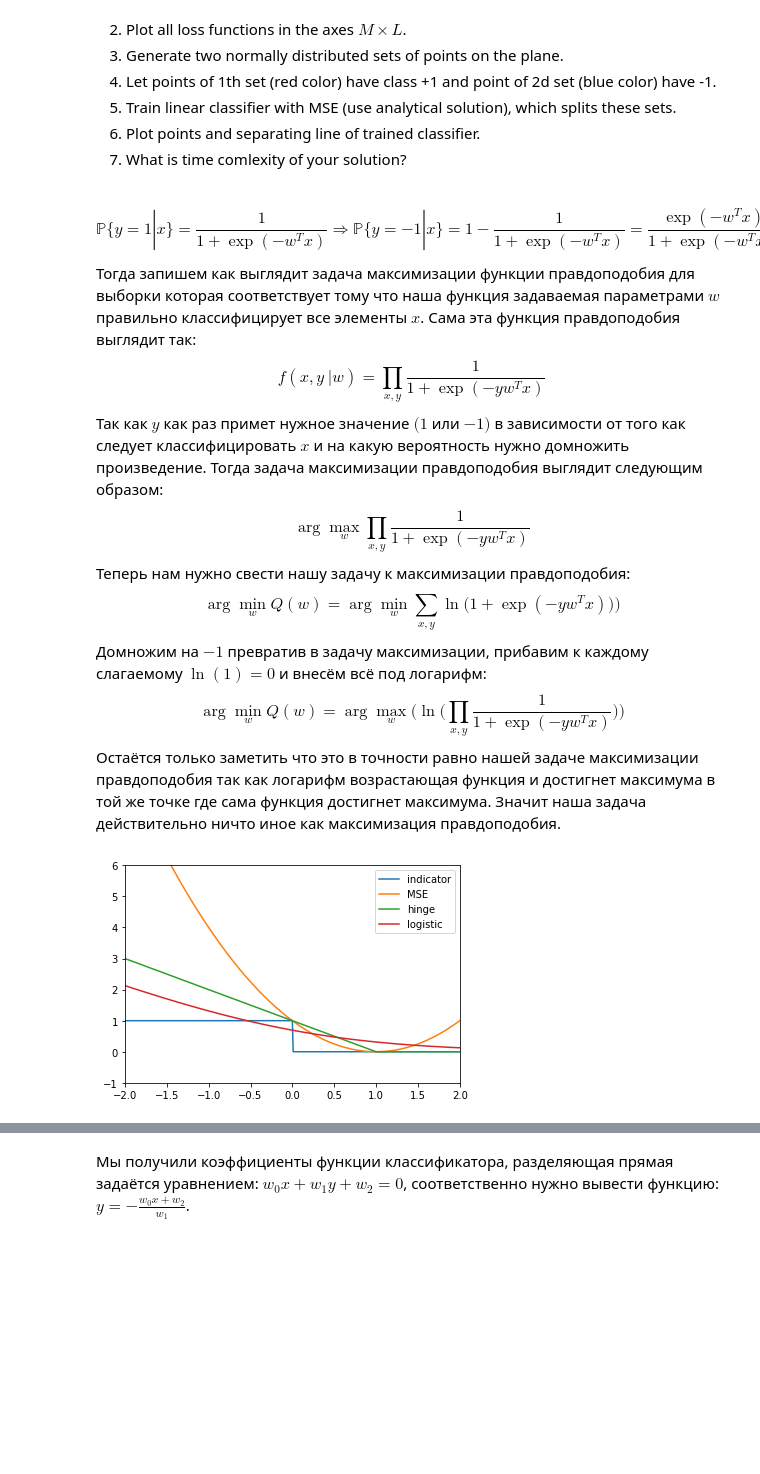
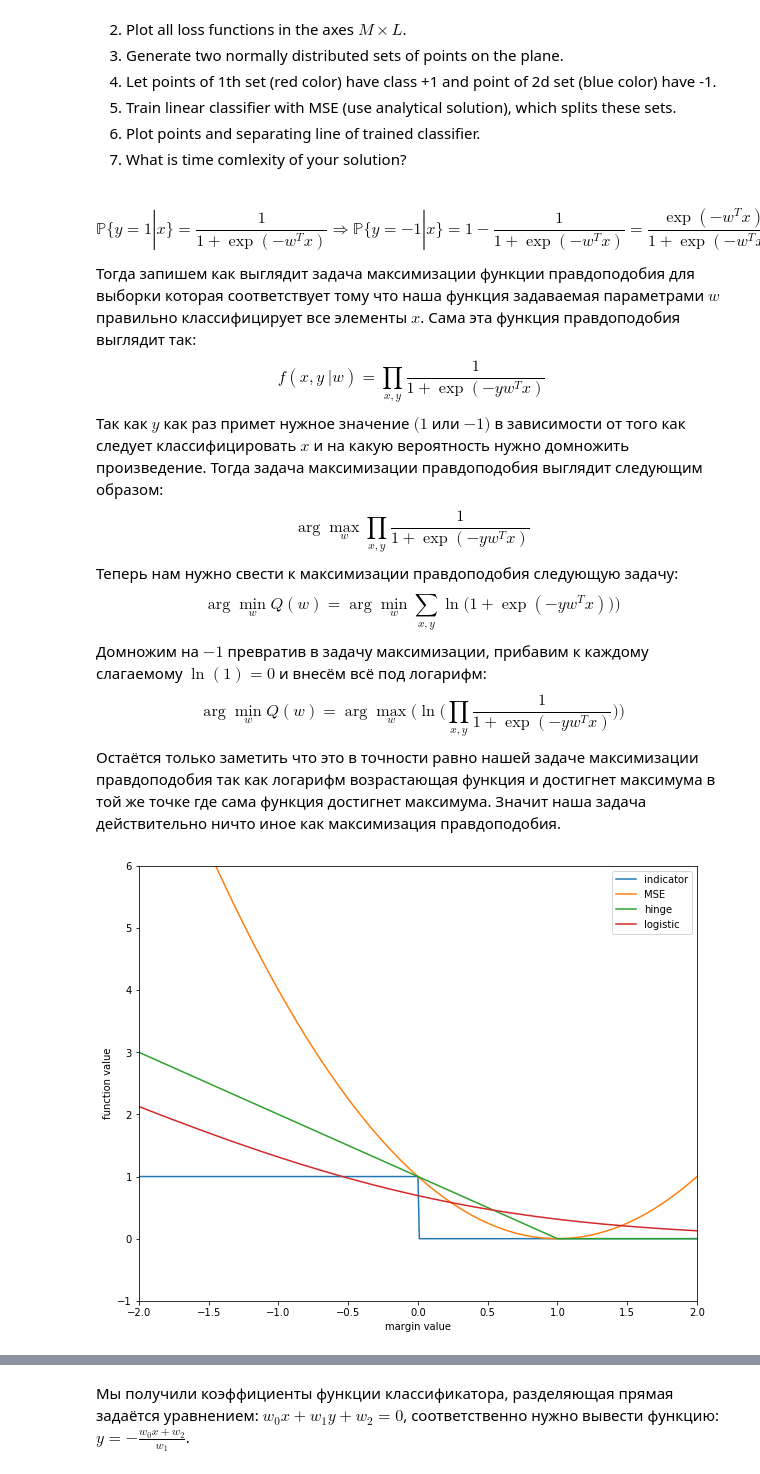
Before and after one commit to SokolovRE/Renju, a Jupyter notebook: labs/lab-1.ipynb, the cells around one changed output, grey strips where cells are left out. Drawn from its saved outputs; the diff is of its cells as text; code cells hidden in the pictures; blank space fills up the shorter version.

```diff
--- a/labs/lab-1.ipynb
+++ b/labs/lab-1.ipynb
@@ -186,32 +185,35 @@ $$\arg\min_{w}Q(w) = \arg\min_{w} \sum_{x, y} \ln \big(1 + \exp(-yw^Tx )) \big)$
 6. Plot points and separating line of trained classifier.
 7. What is time comlexity of your solution?
 # %% [markdown]
-$$\mathbb{P}\{y=1|x\} = \frac{1}{1 + \exp(-w^Tx)} \Rightarrow \mathbb{P}\{y=-1|x\} = 1 - \frac{1}{1 + \exp(-w^Tx)} = \frac{\exp(-w^Tx)}{1 + \exp(-w^Tx)} = \frac{1}{1 + \exp(w^Tx)}$$ Тогда запишем как выглядит задача максимизации функции правдоподобия для выборки которая соответствует тому что наша функция задаваемая параметрами $w$ правильно классифицирует все элементы $x$. Сама эта функция правдоподобия выглядит так: $$f(x,y\ |w) = \prod \limits_{x, y} \frac{1}{1+\exp(-yw^Tx)}$$ Так как $y$ как раз примет нужное значение $(1$ или $-1)$ в зависимости от того как следует классифицировать $x$ и на какую вероятность нужно домножить произведение. Тогда задача максимизации правдоподобия выглядит следующим образом: $$\arg\max_{w} \prod \limits_{x, y} \frac{1}{1+\exp(-yw^Tx)}$$ Теперь нам нужно свести нашу задачу к максимизации правдоподобия: $$\arg\min_{w}Q(w) = \arg\min_{w} \sum_{x, y} \ln \big(1 + \exp(-yw^Tx )) \big)$$ Домножим на $-1$ превратив в задачу максимизации, прибавим к каждому слагаемому $\ln(1) = 0$ и внесём всё под логарифм: $$\arg\min_{w}Q(w) = \arg\max_{w}\big( \ln\big(\prod \limits_{x, y} \frac{1}{1+\exp(-yw^Tx)}\big)\big)$$ Остаётся только заметить что это в точности равно нашей задаче максимизации правдоподобия так как логарифм возрастающая функция и достигнет максимума в той же точке где сама функция достигнет максимума. Значит наша задача действительно ничто иное как максимизация правдоподобия.
+$$\mathbb{P}\{y=1|x\} = \frac{1}{1 + \exp(-w^Tx)} \Rightarrow \mathbb{P}\{y=-1|x\} = 1 - \frac{1}{1 + \exp(-w^Tx)} = \frac{\exp(-w^Tx)}{1 + \exp(-w^Tx)} = \frac{1}{1 + \exp(w^Tx)}$$ Тогда запишем как выглядит задача максимизации функции правдоподобия для выборки которая соответствует тому что наша функция задаваемая параметрами $w$ правильно классифицирует все элементы $x$. Сама эта функция правдоподобия выглядит так: $$f(x,y\ |w) = \prod \limits_{x, y} \frac{1}{1+\exp(-yw^Tx)}$$ Так как $y$ как раз примет нужное значение $(1$ или $-1)$ в зависимости от того как следует классифицировать $x$ и на какую вероятность нужно домножить произведение. Тогда задача максимизации правдоподобия выглядит следующим образом: $$\arg\max_{w} \prod \limits_{x, y} \frac{1}{1+\exp(-yw^Tx)}$$ Теперь нам нужно свести к максимизации правдоподобия следующую задачу: $$\arg\min_{w}Q(w) = \arg\min_{w} \sum_{x, y} \ln \big(1 + \exp(-yw^Tx )) \big)$$ Домножим на $-1$ превратив в задачу максимизации, прибавим к каждому слагаемому $\ln(1) = 0$ и внесём всё под логарифм: $$\arg\min_{w}Q(w) = \arg\max_{w}\big( \ln\big(\prod \limits_{x, y} \frac{1}{1+\exp(-yw^Tx)}\big)\big)$$ Остаётся только заметить что это в точности равно нашей задаче максимизации правдоподобия так как логарифм возрастающая функция и достигнет максимума в той же точке где сама функция достигнет максимума. Значит наша задача действительно ничто иное как максимизация правдоподобия.
 # %%
 x_range = np.arange(-3, 4, 0.01)
 
 def indicator_loss_function(M):
     return(M < 0)
 
 def MSE_loss_function(M):
     return((M-1)**2)
 
 def hinge_loss_function(M):
     ans = []
     for num in M:
         ans.append(max(0, 1-num))
     return ans
 
 def logistic_loss_function(M):
     return np.log(1+np.e**(-M))
 
+plt.figure(figsize=(10, 8))
 plt.axis([-2, 2, -1, 6])
 plt.plot(x_range, indicator_loss_function(x_range), label='indicator')
 plt.plot(x_range, MSE_loss_function(x_range), label='MSE')
 plt.plot(x_range, hinge_loss_function(x_range), label='hinge')
 plt.plot(x_range, logistic_loss_function(x_range), label='logistic')
+plt.ylabel('function value')
+plt.xlabel('margin value')
 plt.legend()
 plt.show()
 # %% [output]
-[figure, old version]
+[figure, new version]
 # %%
```
Also changed, not shown: parts of 39 cells of this notebook, 2 other files.
